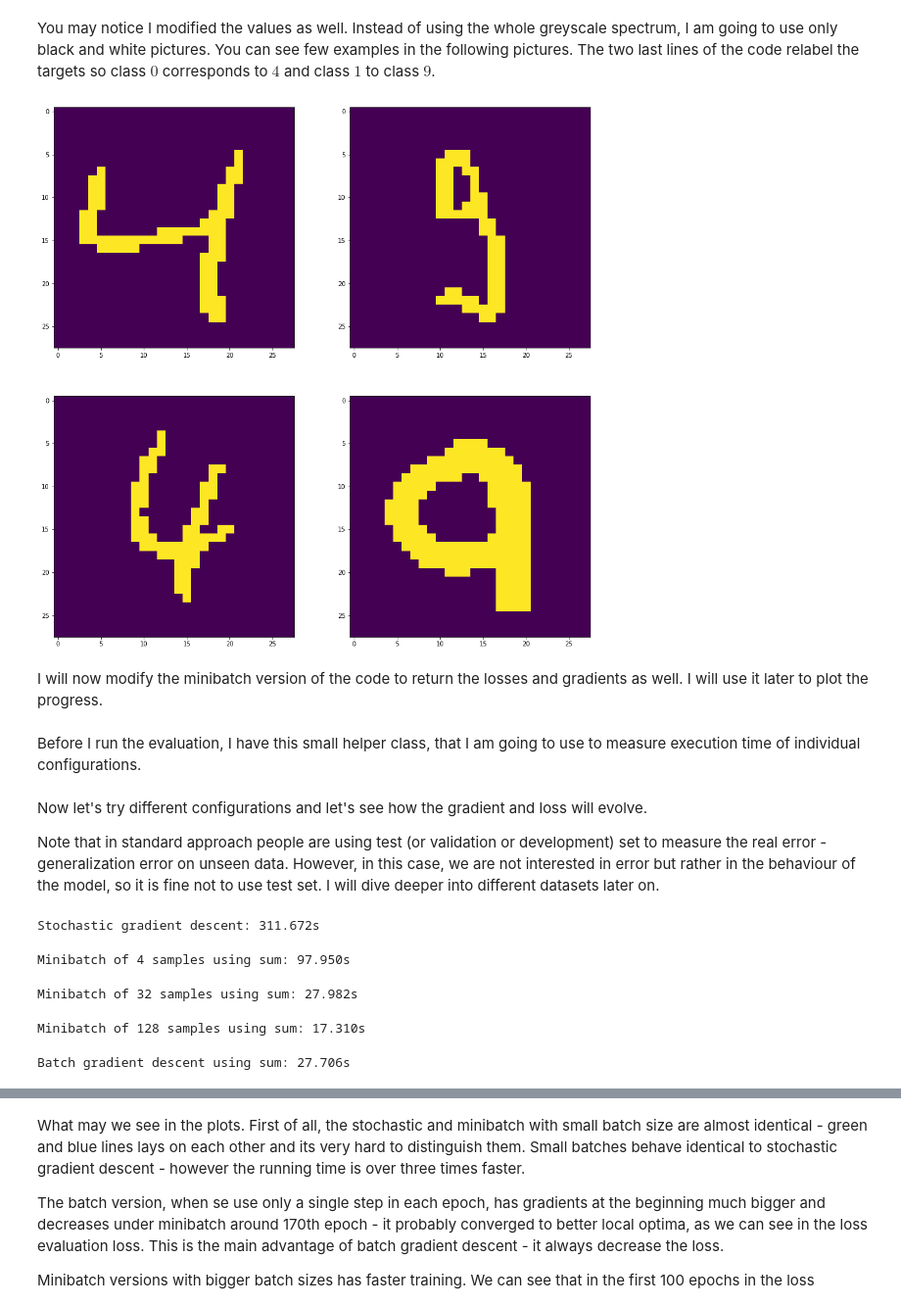
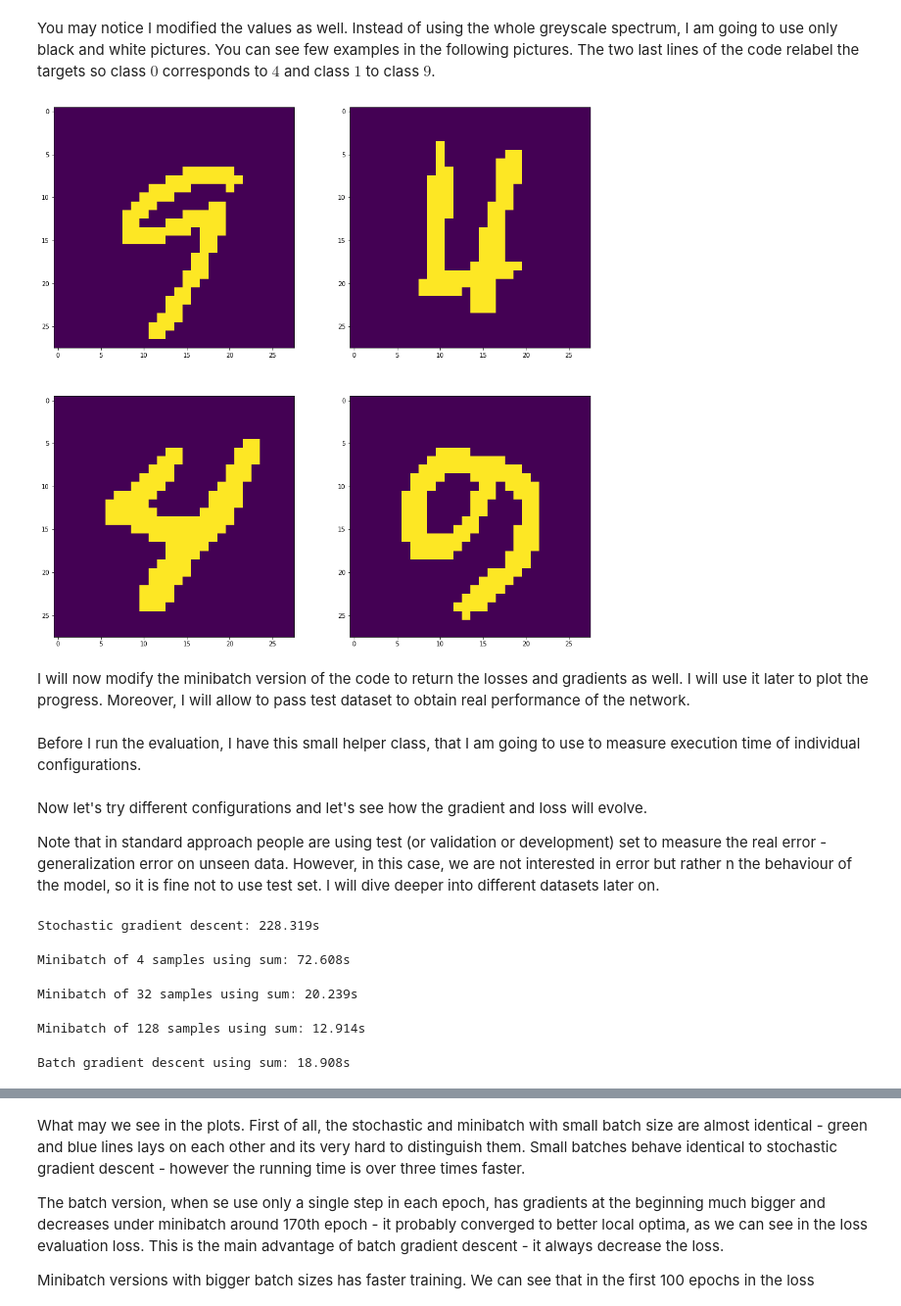
Before and after one commit to PatrikValkovic/neural-networks-step-by-step, a Jupyter notebook: 04-logistic-regression-training.ipynb, the cells around one changed output, grey strips where cells are left out. Shown at 98% size. Saved outputs shown, nothing was run; the diff lists cells and outputs as text; code cells hidden in the pictures.

Commit message:
Add test set to 04 logistic regression training

```diff
--- a/04-logistic-regression-training.ipynb
+++ b/04-logistic-regression-training.ipynb
@@ -284,26 +284,27 @@ To evaluate the performance, we are going to stick with the MNIST dataset once a
 X, y = sklearn.datasets.fetch_openml('mnist_784', version=1, return_X_y=True)
 y = y.astype(int)
 one_or_seven_indices = np.logical_or(y == 4, y == 9)
-train_data = X[one_or_seven_indices].reshape(-1, 784)
-train_data[train_data < 128] = 0
-train_data[train_data > 0] = 1
-train_data = np.hstack([train_data, np.ones((train_data.shape[0],1))])
-train_target = y[one_or_seven_indices].reshape(-1)
-train_target[train_target==4] = 0
-train_target[train_target==9] = 1
+data = X[one_or_seven_indices].reshape(-1, 784)
+data[data < 128] = 0
+data[data > 0] = 1
+data = np.hstack([data, np.ones((data.shape[0],1))])
+target = y[one_or_seven_indices].reshape(-1)
+target[target==4] = 0
+target[target==9] = 1
+train_data, test_data, train_target, test_target = sklearn.model_selection.train_test_split(data, target, test_size=0.3, random_state=47)
 # %% [markdown]
 You may notice I modified the values as well. Instead of using the whole greyscale spectrum, I am going to use only black and white pictures. You can see few examples in the following pictures. The two last lines of the code relabel the targets so class $0$ corresponds to $4$ and class $1$ to class $9$.
 # %%
 fig, ((ax1, ax2), (ax3, ax4)) = plt.subplots(2, 2, figsize=(16,16))
 ax1.imshow(train_data[0, :784].reshape(28, 28))
-ax2.imshow(train_data[10, :784].reshape(28, 28))
-ax3.imshow(train_data[100, :784].reshape(28, 28))
-ax4.imshow(train_data[1000, :784].reshape(28, 28))
+ax2.imshow(train_data[100, :784].reshape(28, 28))
+ax3.imshow(test_data[0, :784].reshape(28, 28))
+ax4.imshow(test_data[100, :784].reshape(28, 28))
 plt.show()
 # %% [output]
-[figure, old version]
+[figure, new version]
 # %% [markdown]
-I will now modify the minibatch version of the code to return the losses and gradients as well. I will use it later to plot the progress.
+I will now modify the minibatch version of the code to return the losses and gradients as well. I will use it later to plot the progress. Moreover, I will allow to pass test dataset to obtain real performance of the network.
 # %%
 class Neuron:
     def __init__(self, epochs=100, random_state=None, learning_rate=0.001, batch_size=16):
@@ -370,37 +376,37 @@ class TimeMeasure:
 # %% [markdown]
 Now let's try different configurations and let's see how the gradient and loss will evolve.
 
-Note that in standard approach people are using test (or validation or development) set to measure the real error - generalization error on unseen data. However, in this case, we are not interested in error but rather in the behaviour of the model, so it is fine not to use test set. I will dive deeper into different datasets later on.
+Note that in standard approach people are using test (or validation or development) set to measure the real error - generalization error on unseen data. However, in this case, we are not interested in error but rather n the behaviour of the model, so it is fine not to use test set. I will dive deeper into different datasets later on.
 # %%
 sgd = Neuron(epochs=400, random_state=47, learning_rate=0.001, batch_size=1)
 with TimeMeasure('Stochastic gradient descent: '):
-    sgd_loss, sgd_gradient = sgd.fit(train_data, train_target)
+    sgd_loss, sgd_gradient, sgd_acc = sgd.fit(train_data, train_target, test_data, test_target)
 # %% [output]
-Stochastic gradient descent: 311.672s
+Stochastic gradient descent: 228.319s
 # %%
 mbgd_4 = Neuron(epochs=400, random_state=47, learning_rate=0.001, batch_size=4)
 with TimeMeasure("Minibatch of 4 samples using sum: "):
-    mbgd_loss_4, mbgd_gradient_4 = mbgd_4.fit(train_data, train_target)
+    mbgd_loss_4, mbgd_gradient_4, mbgd_acc_4 = mbgd_4.fit(train_data, train_target, test_data, test_target)
 # %% [output]
-Minibatch of 4 samples using sum: 97.950s
+Minibatch of 4 samples using sum: 72.608s
 # %%
 mbgd_32 = Neuron(epochs=400, random_state=53, learning_rate=0.001, batch_size=32)
 with TimeMeasure("Minibatch of 32 samples using sum: "):
-    mbgd_loss_32, mbgd_gradient_32 = mbgd_32.fit(train_data, train_target)
+    mbgd_loss_32, mbgd_gradient_32, mbgd_acc_32 = mbgd_32.fit(train_data, train_target, test_data, test_target)
 # %% [output]
-Minibatch of 32 samples using sum: 27.982s
+Minibatch of 32 samples using sum: 20.239s
 # %%
 mbgd_128 = Neuron(epochs=400, random_state=53, learning_rate=0.001, batch_size=128)
 with TimeMeasure("Minibatch of 128 samples using sum: "):
-    mbgd_loss_128, mbgd_gradient_128 = mbgd_128.fit(train_data, train_target)
+    mbgd_loss_128, mbgd_gradient_128, mbgd_acc_128 = mbgd_128.fit(train_data, train_target, test_data, test_target)
 # %% [output]
-Minibatch of 128 samples using sum: 17.310s
+Minibatch of 128 samples using sum: 12.914s
 # %%
 bgd = Neuron(epochs=400, random_state=47, learning_rate=0.001, batch_size=train_data.shape[0])
 with TimeMeasure('Batch gradient descent using sum: '):
-    bgd_loss, bgd_gradient = bgd.fit(train_data, train_target)
+    bgd_loss, bgd_gradient, bgd_acc = bgd.fit(train_data, train_target, test_data, test_target)
 # %% [output]
-Batch gradient descent using sum: 27.706s
+Batch gradient descent using sum: 18.908s
 # %%
 plt.figure(figsize=(12,8))
 plt.plot(sgd_loss, label="Stochastic", alpha=0.7)
```
Also changed, not shown: parts of 3 cells of this notebook.
